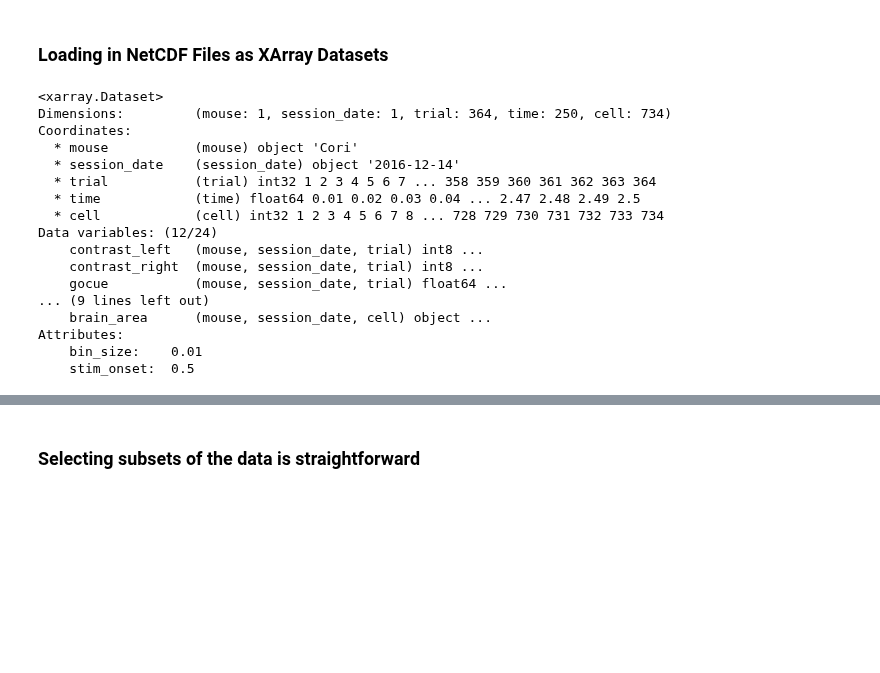
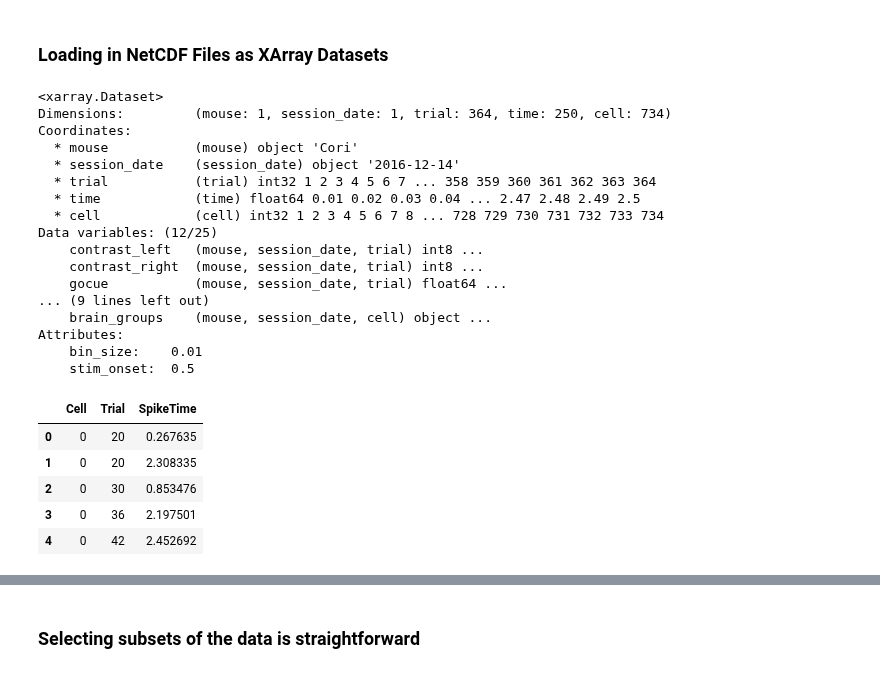
Before and after one commit to ibehave-ibots/iBOTS-Tools, a Jupyter notebook: workshops/bootcamp/steinmentz_data_curation/notebooks/load_data.ipynb, the cells around one changed output, grey strips where cells are left out. Saved outputs shown, nothing was run; the diff lists cells and outputs as text; code cells hidden in the pictures; blank space fills up the shorter version.

```diff
--- a/workshops/bootcamp/steinmentz_data_curation/notebooks/load_data.ipynb
+++ b/workshops/bootcamp/steinmentz_data_curation/notebooks/load_data.ipynb
@@ -3,7 +3,7 @@ import xarray as xr
 # %% [markdown]
 ### Loading in NetCDF Files as XArray Datasets
 # %%
-dset = xr.open_dataset('../data/processed/neuropixels/steinmetz_2016-12-14_Cori.nc')
+dset = xr.open_dataset('../data/processed/steinmetz_2016-12-14_Cori/session_timebinned.nc')
 dset
 # %% [output]
 <xarray.Dataset>
@@ -14,12 +14,12 @@ Coordinates:
   * trial           (trial) int32 1 2 3 4 5 6 7 ... 358 359 360 361 362 363 364
   * time            (time) float64 0.01 0.02 0.03 0.04 ... 2.47 2.48 2.49 2.5
   * cell            (cell) int32 1 2 3 4 5 6 7 8 ... 728 729 730 731 732 733 734
-Data variables: (12/24)
+Data variables: (12/25)
     contrast_left   (mouse, session_date, trial) int8 ...
     contrast_right  (mouse, session_date, trial) int8 ...
     gocue           (mouse, session_date, trial) float64 ...
 ... (9 lines left out)
-    brain_area      (mouse, session_date, cell) object ...
+    brain_groups    (mouse, session_date, cell) object ...
 Attributes:
     bin_size:    0.01
     stim_onset:  0.5
@@ -25,0 +28,10 @@ Attributes:
+# %%
+st = pd.read_parquet('../data/processed/steinmetz_2016-12-14_Cori/spike_times.parquet')
+st.head()
+# %% [output]
+|  | Cell | Trial | SpikeTime |
+| 0 | 0 | 20 | 0.267635 |
+| 1 | 0 | 20 | 2.308335 |
+| 2 | 0 | 30 | 0.853476 |
+| 3 | 0 | 36 | 2.197501 |
+| 4 | 0 | 42 | 2.452692 |
```
Also changed, not shown: parts of 4 cells of this notebook, 6 other files.
